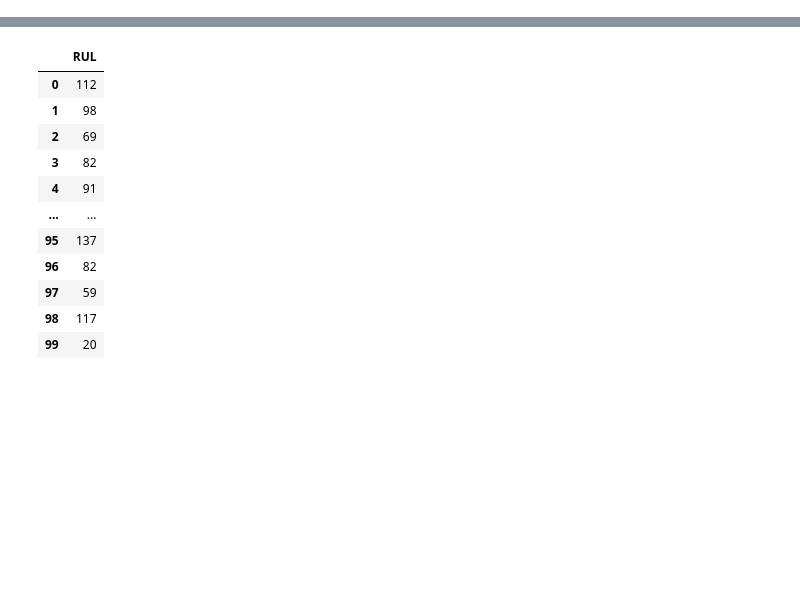
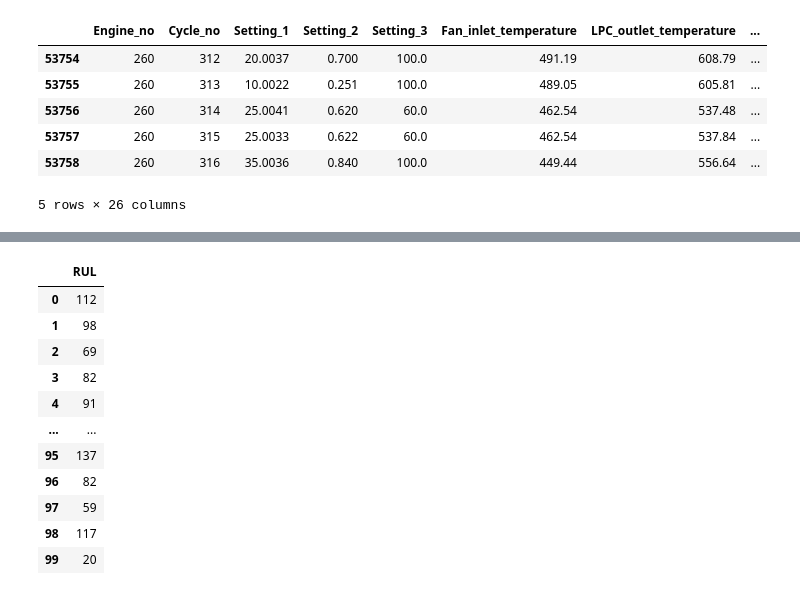
Before and after one commit to ayushgandhi904/Turboengine_predictive_maintenance, a Jupyter notebook: notebooks/trial3.ipynb, the cells around one changed output, grey strips where cells are left out. Drawn from its saved outputs; the diff is of its cells as text; code cells hidden in the pictures; blank space fills up the shorter version.

```diff
--- a/notebooks/trial3.ipynb
+++ b/notebooks/trial3.ipynb
@@ -5,3 +5,7 @@ import pandas as pd
 df_train1 = pd.read_csv("./data/train_FD001.txt", sep = " ", header= None).drop(columns=[26,27])
 df_test1 = pd.read_csv("./data/test_FD001.txt", sep = " ", header = None).drop(columns=[26,27])
 df_RUL1 = pd.read_csv("./data/RUL_FD001.txt", sep=" ", header = None).drop(columns=[1])
+# %%
+df_train2 = pd.read_csv("./data/train_FD002.txt", sep = " ", header= None).drop(columns=[26,27])
+df_test2 = pd.read_csv("./data/test_FD002.txt", sep = " ", header = None).drop(columns=[26,27])
+df_RUL2 = pd.read_csv("./data/RUL_FD002.txt", sep=" ", header = None).drop(columns=[1])
@@ -41,0 +49,24 @@ df_RUL1.columns = rul_cols
+# %%
+rul_cols = ["RUL"]
+df_train1.columns = new_column_names
+df_test1.columns = new_column_names
+df_RUL1.columns = rul_cols
+df_train2.columns = new_column_names
+df_test2.columns = new_column_names
+df_RUL2.columns = rul_cols
+df_train3.columns = new_column_names
+df_test3.columns = new_column_names
+df_RUL3.columns = rul_cols
+df_train4.columns = new_column_names
+df_test4.columns = new_column_names
+df_RUL4.columns = rul_cols
+# %%
+df_train2.tail()
+# %% [output]
+|  | Engine_no | Cycle_no | Setting_1 | Setting_2 | Setting_3 | Fan_inlet_temperature | LPC_outlet_temperature | ... |
+| 53754 | 260 | 312 | 20.0037 | 0.700 | 100.0 | 491.19 | 608.79 | ... |
+| 53755 | 260 | 313 | 10.0022 | 0.251 | 100.0 | 489.05 | 605.81 | ... |
+| 53756 | 260 | 314 | 25.0041 | 0.620 | 60.0 | 462.54 | 537.48 | ... |
+| 53757 | 260 | 315 | 25.0033 | 0.622 | 60.0 | 462.54 | 537.84 | ... |
+| 53758 | 260 | 316 | 35.0036 | 0.840 | 100.0 | 449.44 | 556.64 | ... |
+5 rows × 26 columns
```
Also changed, not shown: parts of 10 cells of this notebook, 13 other files.
